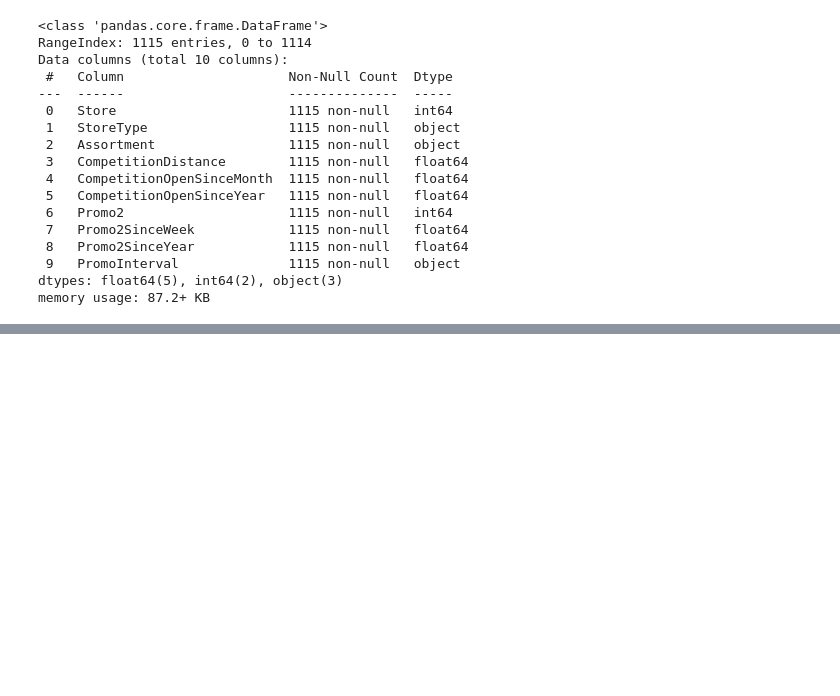
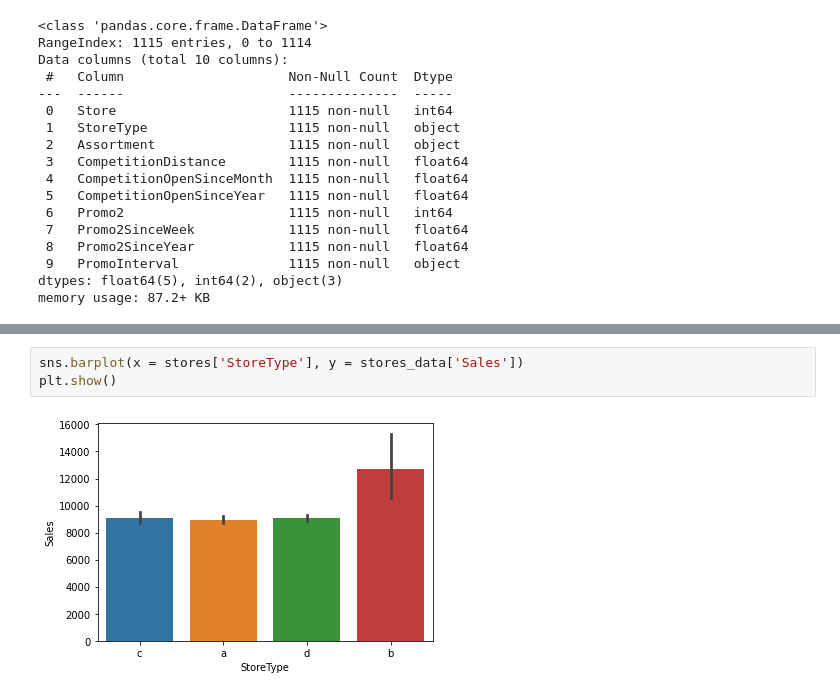
Before and after one commit to rashmi-biswas/ML_Regression_Sales_Prediction, a Jupyter notebook: Rossmann_Sales_Prediction_Capstone_Project.ipynb, the cells around one changed output, grey strips where cells are left out. Drawn from its saved outputs; the diff is of its cells as text; blank space fills up the shorter version.

```diff
--- a/Rossmann_Sales_Prediction_Capstone_Project.ipynb
+++ b/Rossmann_Sales_Prediction_Capstone_Project.ipynb
@@ -413,0 +461,5 @@ memory usage: 87.2+ KB
+# %%
+sns.barplot(x = stores['StoreType'], y = stores_data['Sales'])
+plt.show()
+# %% [output]
+[figure, added]
```
Also changed, not shown: parts of 31 cells of this notebook.
